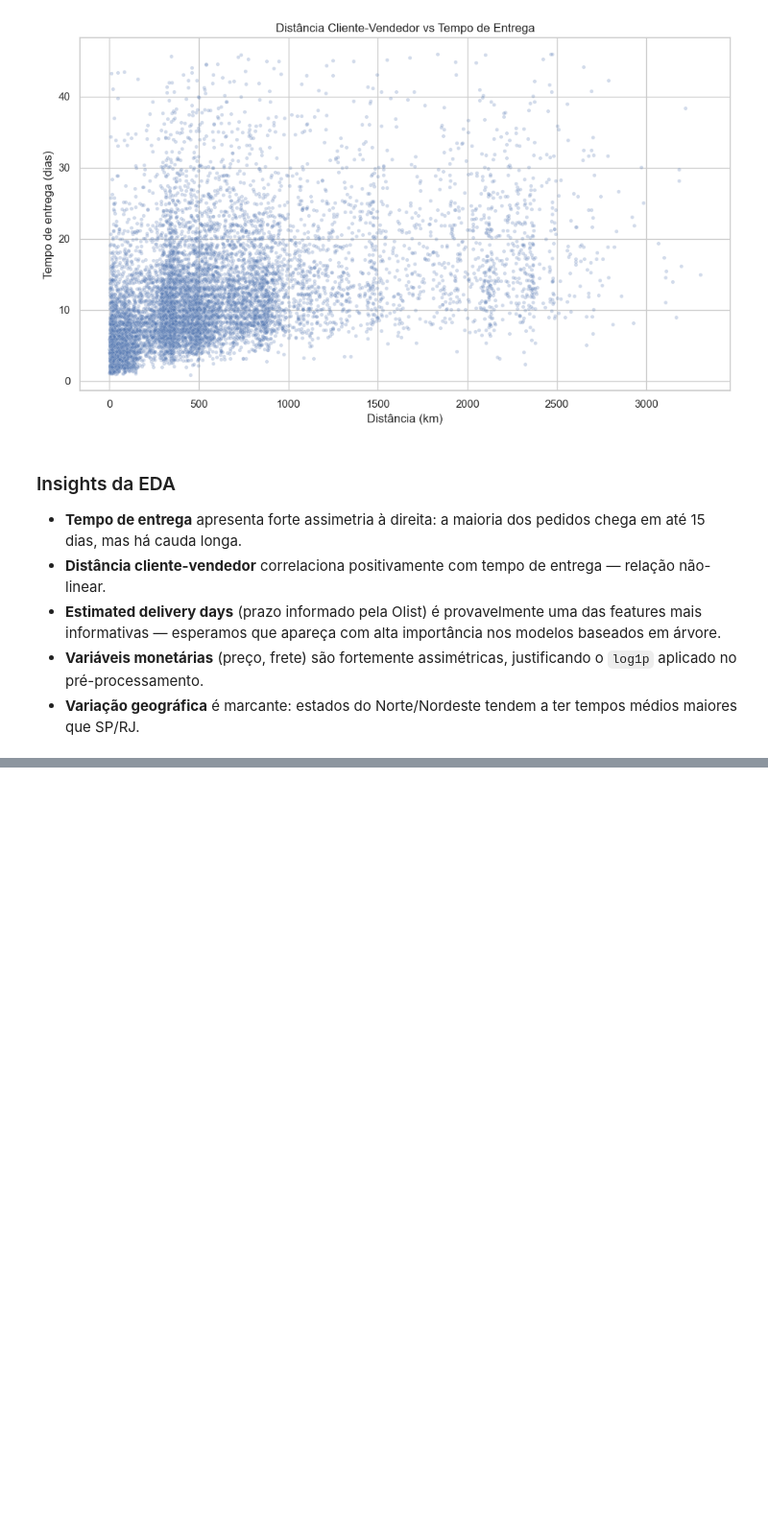
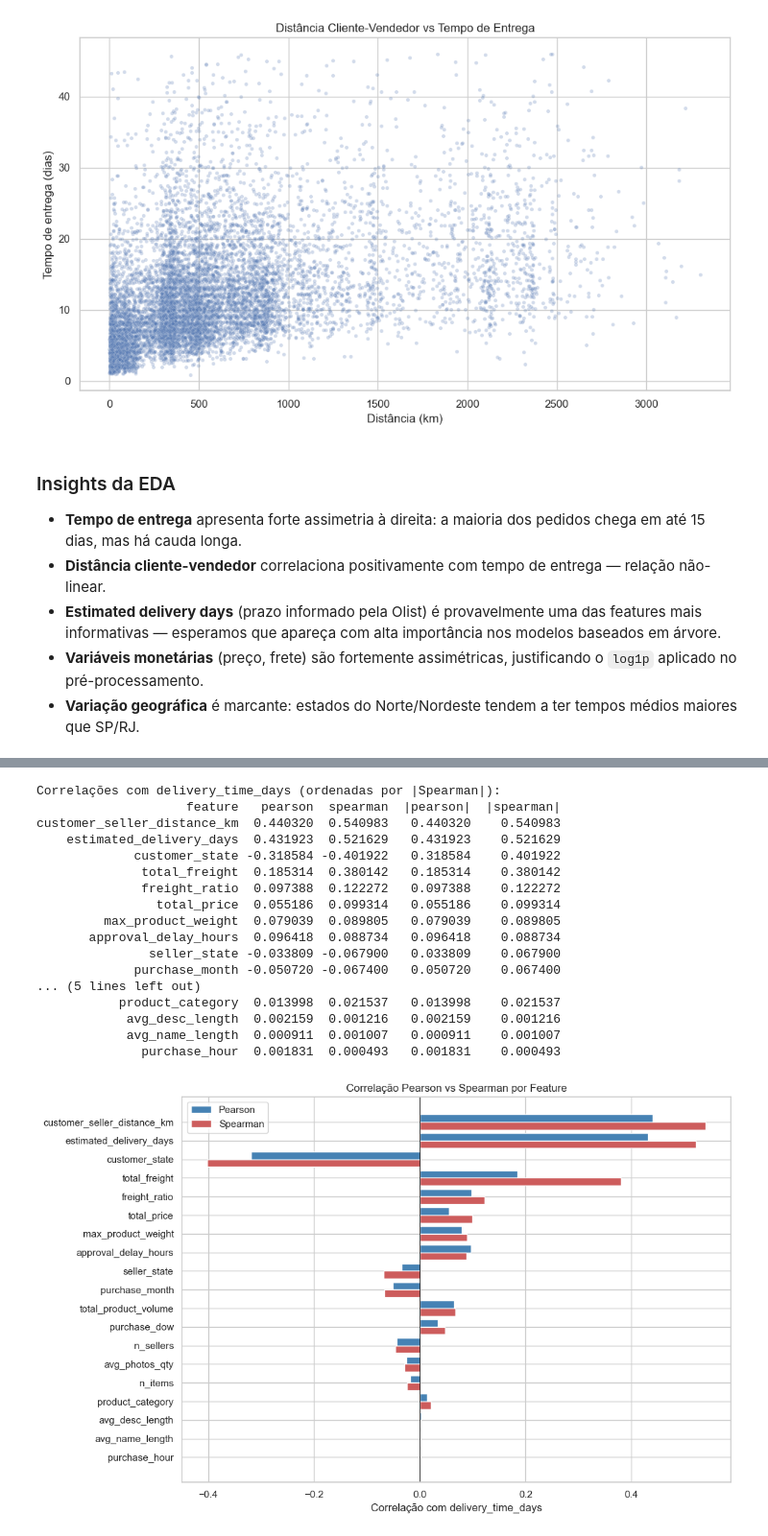
Before and after one commit to Overkillas/olist-delivery-time-prediction, a Jupyter notebook: olist_delivery_time_prediction.ipynb, the cells around one changed output, grey strips where cells are left out. Shown at 96% size. Drawn from its saved outputs; the diff is of its cells as text; code cells hidden in the pictures; blank space fills up the shorter version.

```diff
--- a/olist_delivery_time_prediction.ipynb
+++ b/olist_delivery_time_prediction.ipynb
@@ -799,0 +870,52 @@ plt.show()
+# %%
+# === Seção 4.1 — Correlação de Pearson e Spearman ===
+
+corr_table = []
+for col in FEATURES_ALL:
+    serie = df_enc[col]
+    p_corr, _ = pearsonr(serie, y)
+    s_corr, _ = spearmanr(serie, y)
+    corr_table.append((col, p_corr, s_corr))
+
+corr_df = pd.DataFrame(corr_table, columns=["feature", "pearson", "spearman"])
+corr_df["|pearson|"]  = corr_df["pearson"].abs()
+corr_df["|spearman|"] = corr_df["spearman"].abs()
+corr_df = corr_df.sort_values("|spearman|", ascending=False).reset_index(drop=True)
+
+print("Correlações com delivery_time_days (ordenadas por |Spearman|):")
+print(corr_df.to_string(index=False))
+
+# Visualização lado a lado
+fig, ax = plt.subplots(figsize=(11, 7))
+ordem = corr_df["feature"].tolist()
+x_pos = np.arange(len(ordem))
+ax.barh(x_pos - 0.2, corr_df["pearson"],  height=0.4, label="Pearson",  color="steelblue")
+ax.barh(x_pos + 0.2, corr_df["spearman"], height=0.4, label="Spearman", color="indianred")
+ax.set_yticks(x_pos)
+ax.set_yticklabels(ordem)
+ax.invert_yaxis()
+ax.axvline(0, color="black", linewidth=0.7)
+ax.set_xlabel("Correlação com delivery_time_days")
+ax.set_title("Correlação Pearson vs Spearman por Feature")
+ax.legend()
+plt.tight_layout()
+plt.show()
+# %% [output]
+Correlações com delivery_time_days (ordenadas por |Spearman|):
+                    feature   pearson  spearman  |pearson|  |spearman|
+customer_seller_distance_km  0.440320  0.540983   0.440320    0.540983
+    estimated_delivery_days  0.431923  0.521629   0.431923    0.521629
+             customer_state -0.318584 -0.401922   0.318584    0.401922
+              total_freight  0.185314  0.380142   0.185314    0.380142
+              freight_ratio  0.097388  0.122272   0.097388    0.122272
+                total_price  0.055186  0.099314   0.055186    0.099314
+         max_product_weight  0.079039  0.089805   0.079039    0.089805
+       approval_delay_hours  0.096418  0.088734   0.096418    0.088734
+               seller_state -0.033809 -0.067900   0.033809    0.067900
+             purchase_month -0.050720 -0.067400   0.050720    0.067400
+... (5 lines left out)
+           product_category  0.013998  0.021537   0.013998    0.021537
+            avg_desc_length  0.002159  0.001216   0.002159    0.001216
+            avg_name_length  0.000911  0.001007   0.000911    0.001007
+              purchase_hour  0.001831  0.000493   0.001831    0.000493
+[figure, added]
```
Also changed, not shown: parts of 21 cells of this notebook.
